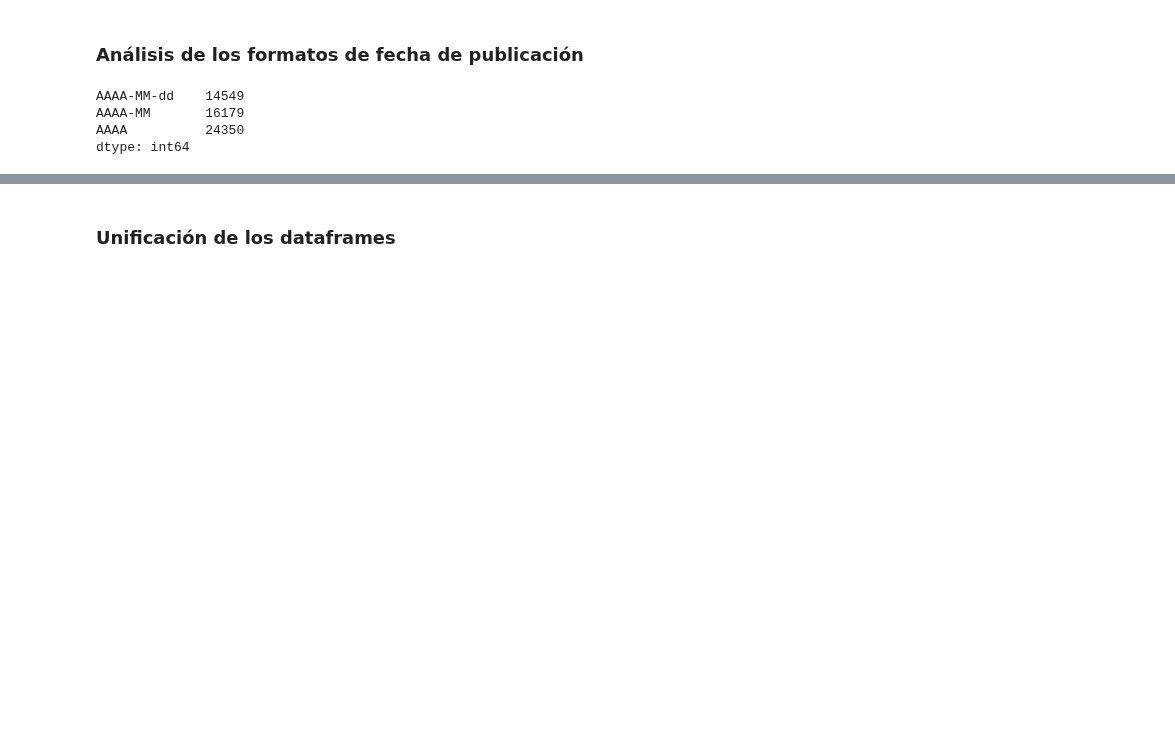
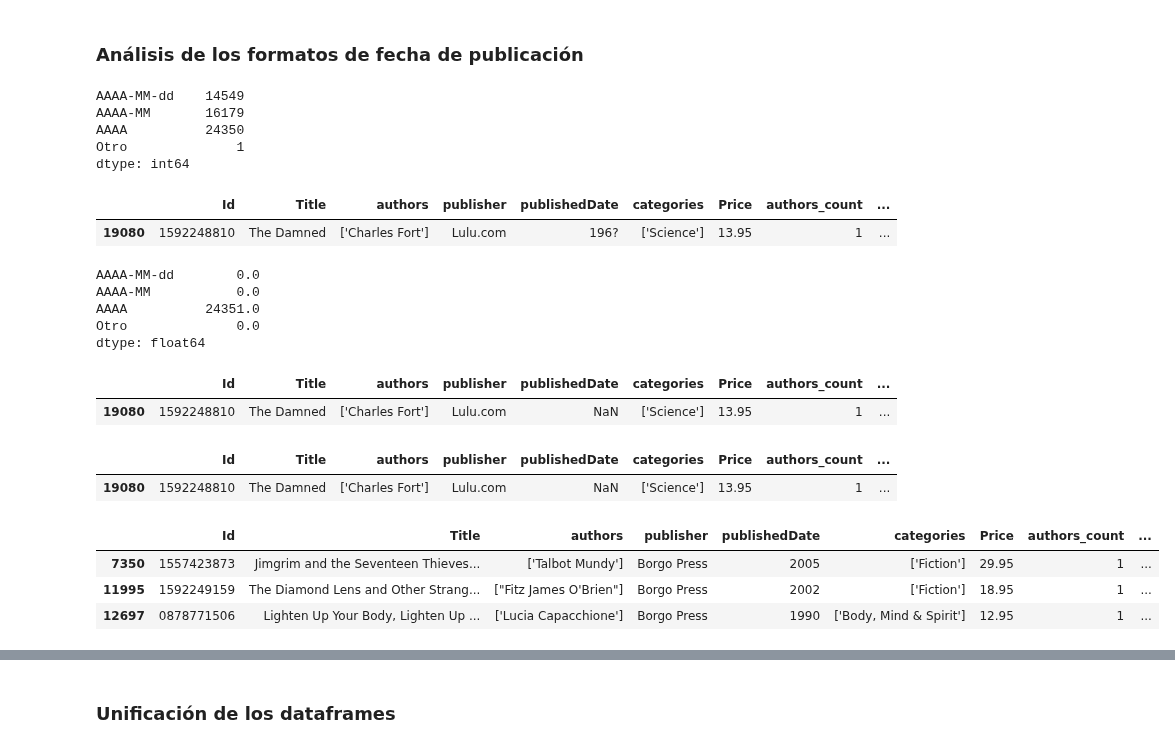
Before and after one commit to EmmaGalizio/Data-Science-Ammazon-Books-Reviews, a Jupyter notebook: TPI_copia.ipynb, the cells around one changed output, grey strips where cells are left out. Saved outputs shown, nothing was run; the diff lists cells and outputs as text; code cells hidden in the pictures; blank space fills up the shorter version.

```diff
--- a/TPI_copia.ipynb
+++ b/TPI_copia.ipynb
@@ -773,9 +689,57 @@ formatos_fecha['AAAA'] = df_books['publishedDate'].str.count(r'\d{4}(?=-|$)')
 # Mostrar el recuento de cada formato de fecha
 conteo_formatos = formatos_fecha.sum()
-# %%
-conteo_formatos
-# %% [output]
-AAAA-MM-dd    14549
-AAAA-MM       16179
-AAAA          24350
-dtype: int64
+# %%
+
+conteo_formatos
+# %% [output]
+AAAA-MM-dd    14549
+AAAA-MM       16179
+AAAA          24350
+Otro              1
+dtype: int64
+# %%
+df_books[formatos_fecha['Otro'] > 0]
+# %% [output]
+|  | Id | Title | authors | publisher | publishedDate | categories | Price | authors_count | ... |
+| 19080 | 1592248810 | The Damned | ['Charles Fort'] | Lulu.com | 196? | ['Science'] | 13.95 | 1 | ... |
+# %%
+df_books['publishedDate'] = df_books['publishedDate'].str.extract(r'(\d{4})', expand=False)
+formatos_fecha_df = pd.DataFrame()
+
+# Contar registros con formato AAAA-MM-dd
+formatos_fecha_df['AAAA-MM-dd'] = df_books['publishedDate'].str.count(r'\d{4}-\d{2}-\d{2}')
+
+# Contar registros con formato AAAA-MM
+formatos_fecha_df['AAAA-MM'] = df_books['publishedDate'].str.count(r'\d{4}-\d{2}(?=-|$)')
+
+# Contar registros con formato AAAA
+formatos_fecha_df['AAAA'] = df_books['publishedDate'].str.count(r'\d{4}(?=-|$)')
+
+formatos_fecha_df['Otro'] = df_books['publishedDate'].str.count(r'^(?!(\d{4}-\d{2}-\d{2}|\d{4}-\d{2}|\d{4})).*')
+
+conteo_formatos_df = formatos_fecha_df.sum()
+conteo_formatos_df
+# %% [output]
+AAAA-MM-dd        0.0
+AAAA-MM           0.0
+AAAA          24351.0
+Otro              0.0
+dtype: float64
+# %%
+df_books[formatos_fecha['Otro'] > 0]
+# %% [output]
+|  | Id | Title | authors | publisher | publishedDate | categories | Price | authors_count | ... |
+| 19080 | 1592248810 | The Damned | ['Charles Fort'] | Lulu.com | NaN | ['Science'] | 13.95 | 1 | ... |
+# %%
+df_books[df_books['publishedDate'].isna()]
+# %% [output]
+|  | Id | Title | authors | publisher | publishedDate | categories | Price | authors_count | ... |
+| 19080 | 1592248810 | The Damned | ['Charles Fort'] | Lulu.com | NaN | ['Science'] | 13.95 | 1 | ... |
+# %%
+# Para este caso, el autor, editorial y categoría no se corresponden con el registro real. Puede que existan más casos así, pero debido a que al final tenemos una relación uno a uno entre libros y autores no es tan significativo.
+df_books[df_books['publisher'] == 'Borgo Press']
+# %% [output]
+|  | Id | Title | authors | publisher | publishedDate | categories | Price | authors_count | ... |
+| 7350 | 1557423873 | Jimgrim and the Seventeen Thieves... | ['Talbot Mundy'] | Borgo Press | 2005 | ['Fiction'] | 29.95 | 1 | ... |
+| 11995 | 1592249159 | The Diamond Lens and Other Strang... | ["Fitz James O'Brien"] | Borgo Press | 2002 | ['Fiction'] | 18.95 | 1 | ... |
+| 12697 | 0878771506 | Lighten Up Your Body, Lighten Up ... | ['Lucia Capacchione'] | Borgo Press | 1990 | ['Body, Mind & Spirit'] | 12.95 | 1 | ... |
```
Also changed, not shown: parts of 34 cells of this notebook, 1 other file.
